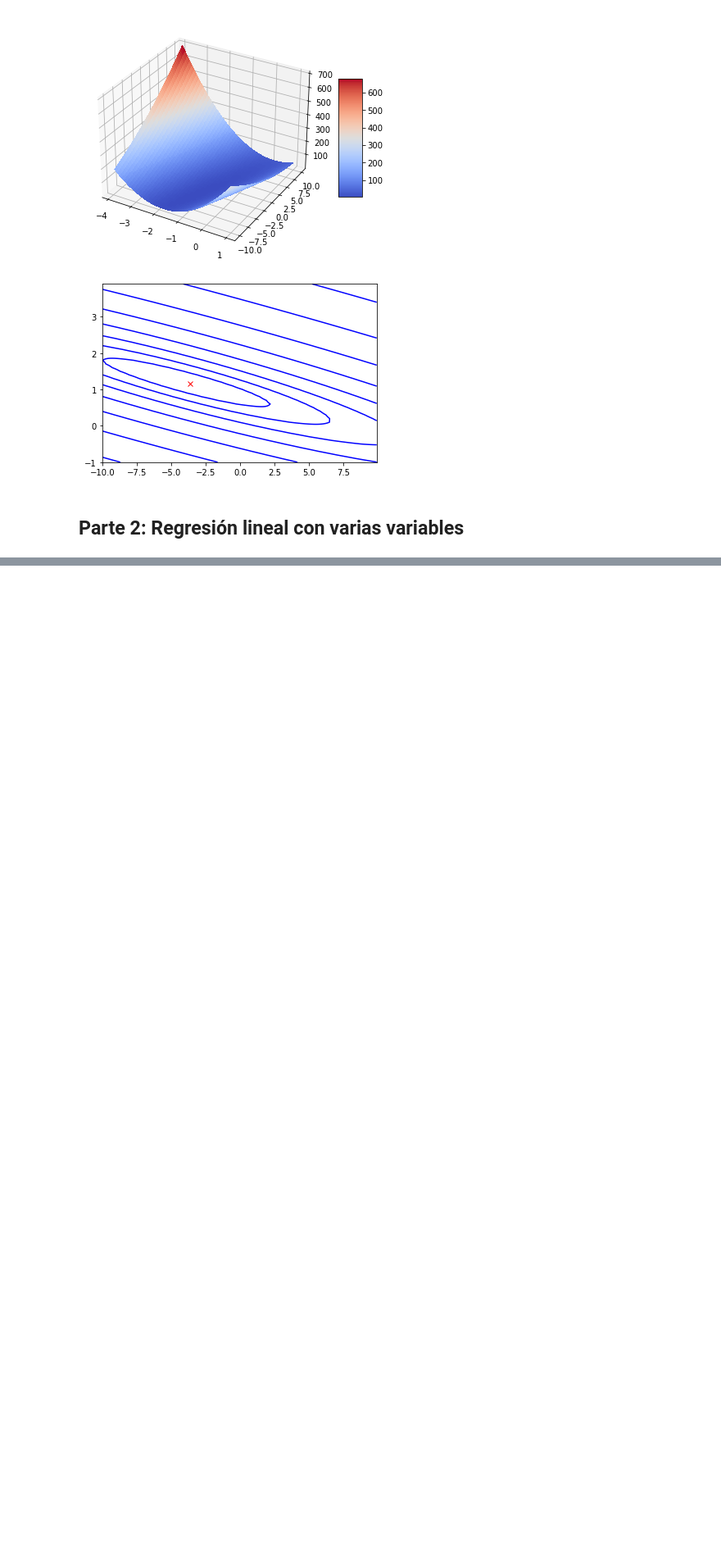
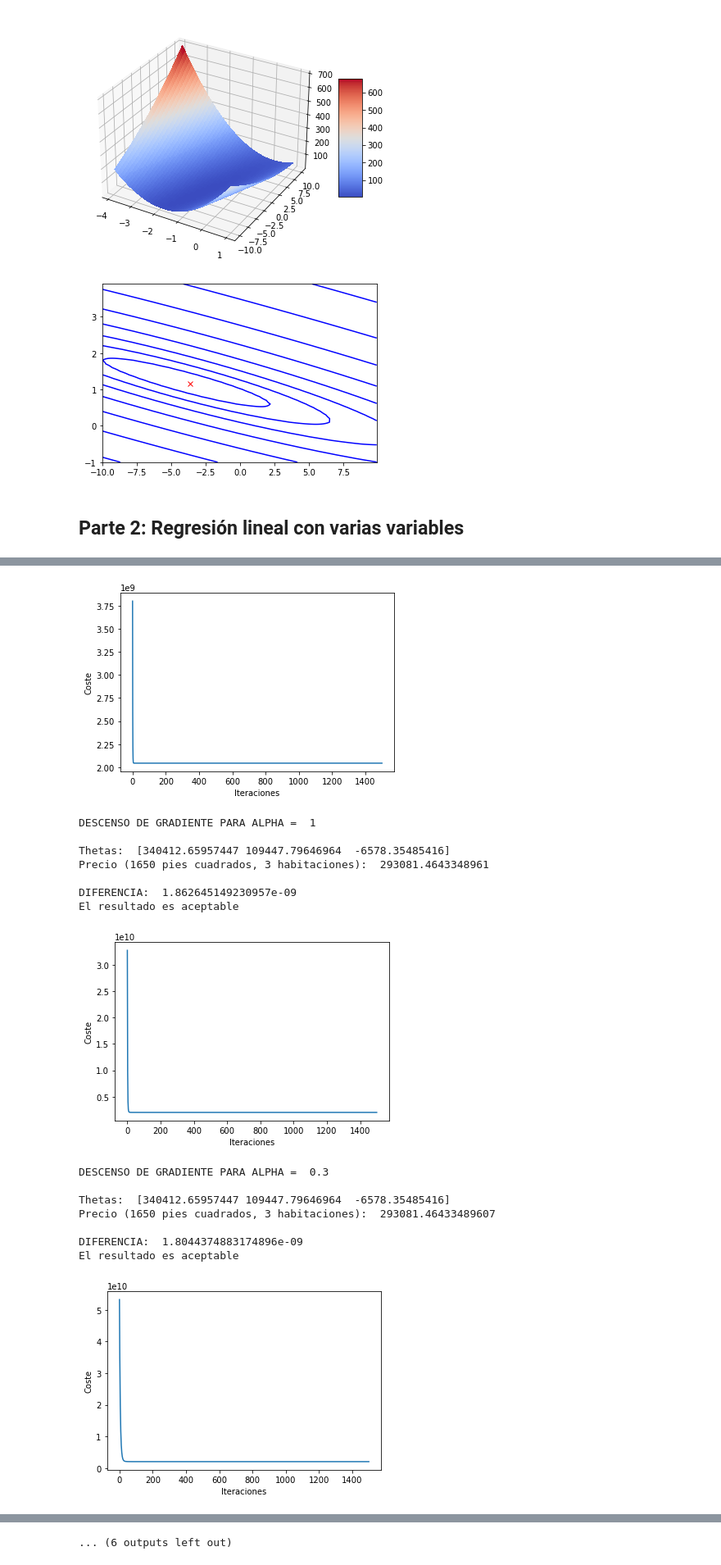
Before and after one commit to javigom/MachineLearning-BigData, a Jupyter notebook: Práctica 1 - Regresión lineal/Práctica1.ipynb, the cells around one changed output, grey strips where cells are left out. Shown at 82% size. Drawn from its saved outputs; the diff is of its cells as text; code cells hidden in the pictures; blank space fills up the shorter version.

```diff
--- a/Práctica 1 - Regresión lineal/Práctica1.ipynb
+++ b/Práctica 1 - Regresión lineal/Práctica1.ipynb
@@ -197,7 +197,7 @@ X = datos[:, :-1]
 Y = datos[:, -1]
 
 # Añadimos una columna de 1's a la X
-X = np.hstack([np.ones([m, 1]), X])
+X = np.hstack([np.ones([len(X), 1]), X])
 
 m = np.shape(X)[0] # Filas = 47
 n = np.shape(X)[1] # Columnas = 2
@@ -232,0 +285,5 @@ dibuja_contorno(Theta0, Theta1, Coste, thetas)
+# %%
+# Carga de los datos
+datos = carga_csv('ex1data2.csv')
+X = datos[:, :-1]
+Y = datos[:, -1]
@@ -232,0 +292,12 @@ dibuja_contorno(Theta0, Theta1, Coste, thetas)
+# %%
+# Añadimos una columna de 1's a la X
+X_ec = np.hstack([np.ones([len(X), 1]), X])
+
+# Calculamos las thetas
+thetas_ec = ecuacion_normal(X_ec, Y)
+
+# Calculamos la hipótesis
+hipo_ec = fun_hipotesis_2([1, 1650, 3], thetas_ec)
+
+print("Thetas ecuacion normal: ", thetas_ec)
+print("Precio (1650 pies cuadrados, 3 habitaciones): ", hipo_ec)
@@ -232,0 +309,49 @@ dibuja_contorno(Theta0, Theta1, Coste, thetas)
+# %%
+# Normalizamos los datos
+X_norm, mu, sigma = normalizar(X)
+
+# Añadimos una columna de 1's a la X
+X_norm = np.hstack([np.ones([len(X), 1]), X_norm])
+
+# Número de filas y columnas
+m = np.shape(X_norm)[0]
+n = np.shape(X_norm)[1]
+
+# Distintos valores de alpha
+alphas = [1, 0.3, 0.1, 0.03, 0.01, 0.003, 0.001, 0.0003, 0.0001]
+
+for alpha in alphas:
+
+    thetas_dg = descenso_gradiente_2(X_norm, Y, alpha, m, n, 1500)
+    hipo_dg = fun_hipotesis_2([1, (1650-mu[0])/sigma[0], (3-mu[1])/sigma[1]], thetas_dg)
+
+    print("DESCENSO DE GRADIENTE PARA ALPHA = ", alpha)
+    print("\nThetas: ", thetas_dg)
+    print("Precio (1650 pies cuadrados, 3 habitaciones): ", hipo_dg)
+
+    diferencia = abs(hipo_ec - hipo_dg)
+    print("\nDIFERENCIA: ", diferencia)
+
+    # Consideramos que si la diferencia es superior al 1%, no es aceptable
+    if(diferencia < hipo_ec/100):
+        print("El resultado es aceptable")
+    else:
+        print("El resultado no es aceptable")
+# %% [output]
+[figure, added]
+DESCENSO DE GRADIENTE PARA ALPHA =  1
+
+Thetas:  [340412.65957447 109447.79646964  -6578.35485416]
+Precio (1650 pies cuadrados, 3 habitaciones):  293081.4643348961
+
+DIFERENCIA:  1.862645149230957e-09
+El resultado es aceptable
+[figure, added]
+DESCENSO DE GRADIENTE PARA ALPHA =  0.3
+
+Thetas:  [340412.65957447 109447.79646964  -6578.35485416]
+Precio (1650 pies cuadrados, 3 habitaciones):  293081.46433489607
+
+DIFERENCIA:  1.8044374883174896e-09
+El resultado es aceptable
+[figure, added]
@@ -232,0 +389 @@ dibuja_contorno(Theta0, Theta1, Coste, thetas)
+... (6 outputs left out)
```
Also changed, not shown: parts of 13 cells of this notebook, 1 other file.
